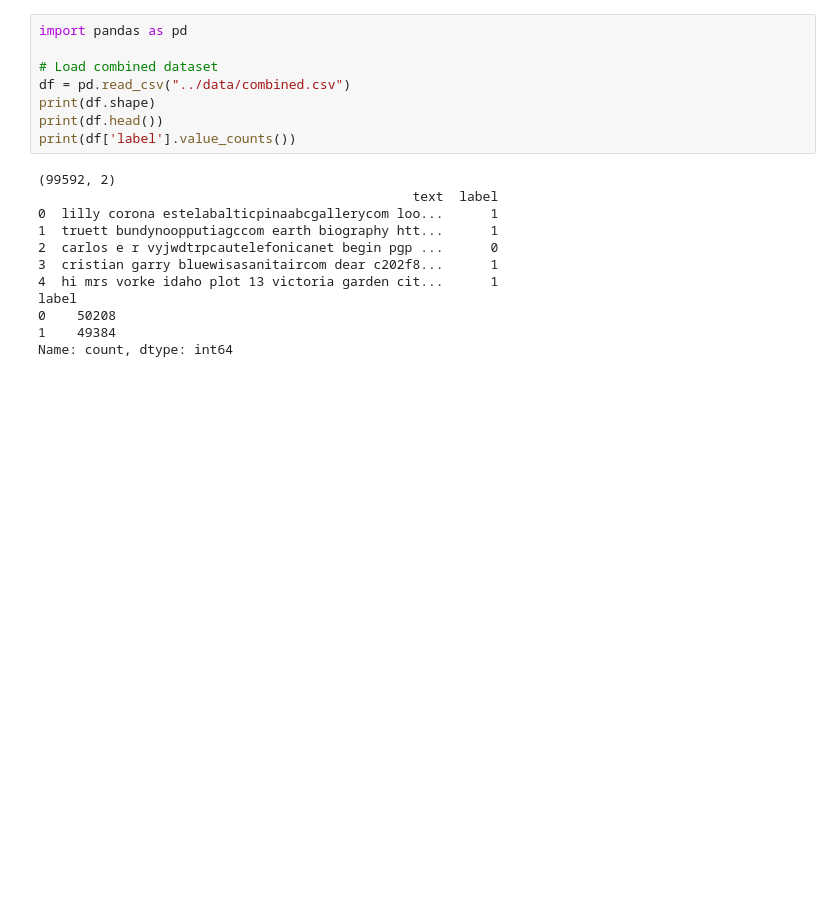
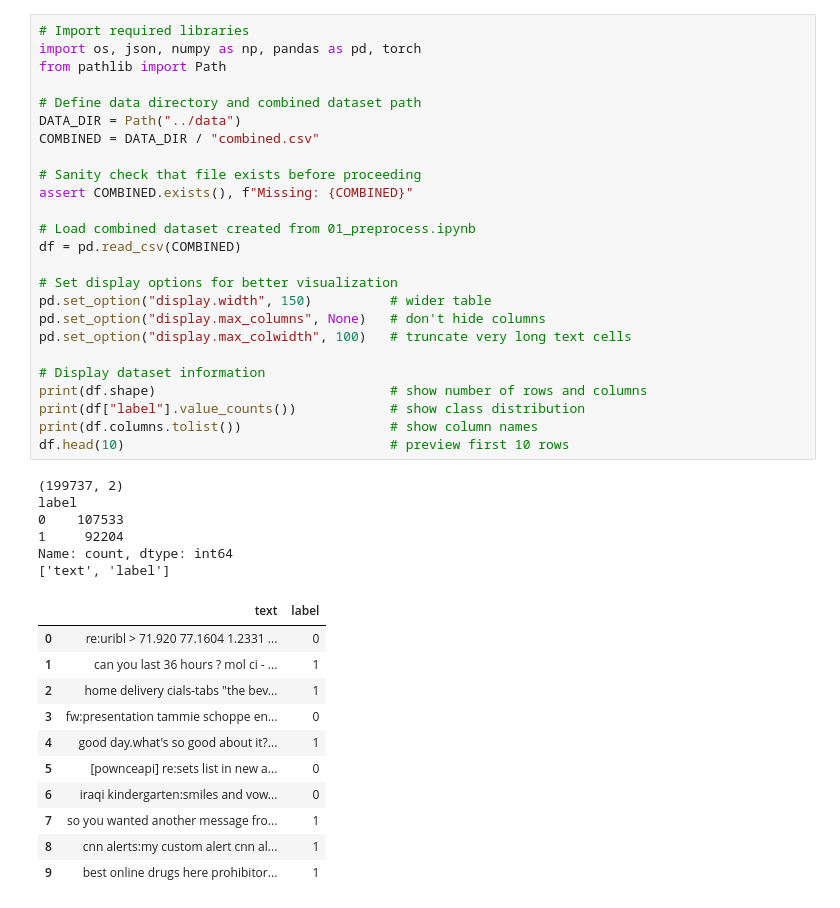
Before and after one commit to ZackPham21/EECS4480---Capstone-Project, a Jupyter notebook: notebooks/02_train_bert.ipynb, the cells around one changed output. Drawn from its saved outputs; the diff is of its cells as text; blank space fills up the shorter version.

```diff
--- a/notebooks/02_train_bert.ipynb
+++ b/notebooks/02_train_bert.ipynb
@@ -1,23 +1,46 @@
 # %%
-import pandas as pd
+# Import required libraries
+import os, json, numpy as np, pandas as pd, torch
+from pathlib import Path
 
-# Load combined dataset
-df = pd.read_csv("../data/combined.csv")
-print(df.shape)
-print(df.head())
-print(df['label'].value_counts())
+# Define data directory and combined dataset path
+DATA_DIR = Path("../data")
+COMBINED = DATA_DIR / "combined.csv"
+
+# Sanity check that file exists before proceeding
+assert COMBINED.exists(), f"Missing: {COMBINED}"
+
+# Load combined dataset created from 01_preprocess.ipynb
+df = pd.read_csv(COMBINED)
+
+# Set display options for better visualization
+pd.set_option("display.width", 150)          # wider table
+pd.set_option("display.max_columns", None)   # don't hide columns
+pd.set_option("display.max_colwidth", 100)   # truncate very long text cells
+
+# Display dataset information
+print(df.shape)                              # show number of rows and columns
+print(df["label"].value_counts())            # show class distribution
+print(df.columns.tolist())                   # show column names
+df.head(10)                                  # preview first 10 rows
 # %% [output]
-(99592, 2)
-                                                text  label
-0  lilly corona estelabalticpinaabcgallerycom loo...      1
-1  truett bundynoopputiagccom earth biography htt...      1
-2  carlos e r vyjwdtrpcautelefonicanet begin pgp ...      0
-3  cristian garry bluewisasanitaircom dear c202f8...      1
-4  hi mrs vorke idaho plot 13 victoria garden cit...      1
+(199737, 2)
 label
-0    50208
-1    49384
+0    107533
+1     92204
 Name: count, dtype: int64
+['text', 'label']
+|  | text | label |
+| 0 | re:uribl > 71.920 77.1604 1.2331 ... | 0 |
+| 1 | can you last 36 hours ? mol ci - ... | 1 |
+| 2 | home delivery cials-tabs "the bev... | 1 |
+| 3 | fw:presentation tammie schoppe en... | 0 |
+| 4 | good day.what's so good about it?... | 1 |
+| 5 | [pownceapi] re:sets list in new a... | 0 |
+| 6 | iraqi kindergarten:smiles and vow... | 0 |
+| 7 | so you wanted another message fro... | 1 |
+| 8 | cnn alerts:my custom alert cnn al... | 1 |
+| 9 | best online drugs here prohibitor... | 1 |
 # %%
 from sklearn.model_selection import train_test_split
 
```
Also changed, not shown: parts of 18 cells of this notebook, 1 other file.
